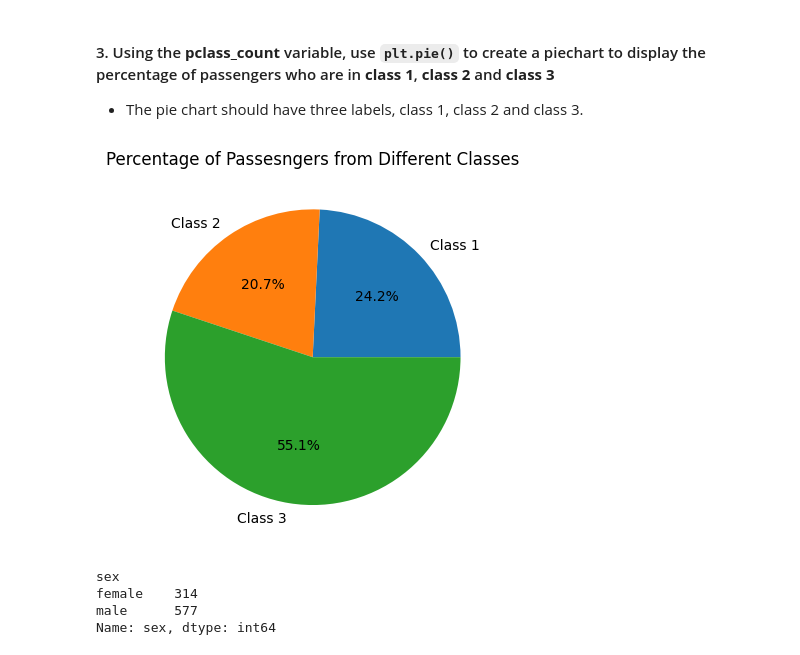
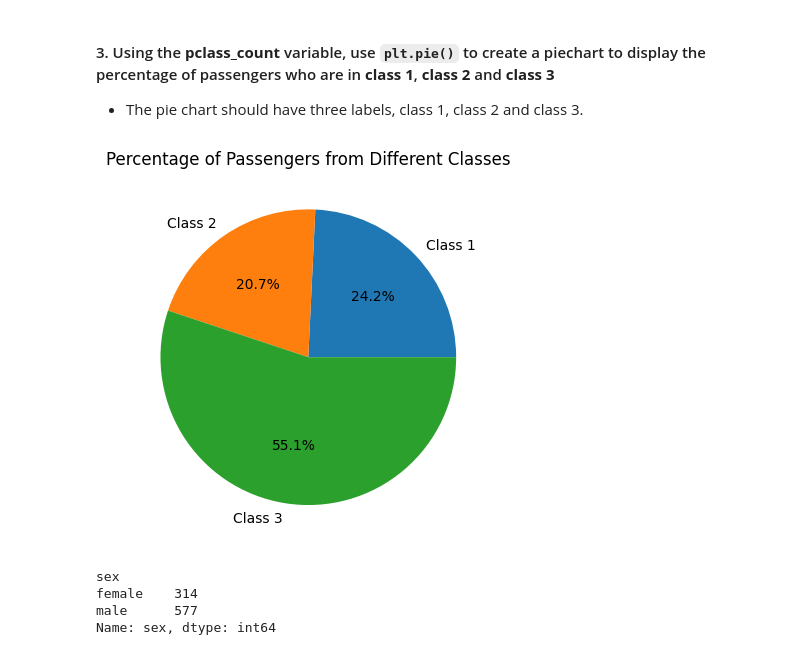
Before and after one commit to JaymarRCezar/-CCDATS1L_ASSIGNMENT_COM-ML_201-, a Jupyter notebook: exercise_4.ipynb, the cells around one changed output. Drawn from its saved outputs; the diff is of its cells as text; code cells hidden in the pictures.

```diff
--- a/exercise_4.ipynb
+++ b/exercise_4.ipynb
@@ -151,13 +151,13 @@ Name: pclass, dtype: int64
 # %%
 # put your answer here
 counts = pclass_count.values
 pie_classes= ["Class 1", "Class 2", "Class 3"]
 
 plt.pie(counts, labels = pie_classes, autopct='%1.1f%%')
-plt.title('Percentage of Passesngers from Different Classes')
+plt.title('Percentage of Passengers from Different Classes')
 plt.show()
 # %% [output]
-[figure, old version]
+[figure, new version]
 # %%
 sex_count = df.groupby('sex')['sex'].count()
 sex_count
```
Also changed, not shown: parts of 2 cells of this notebook.
